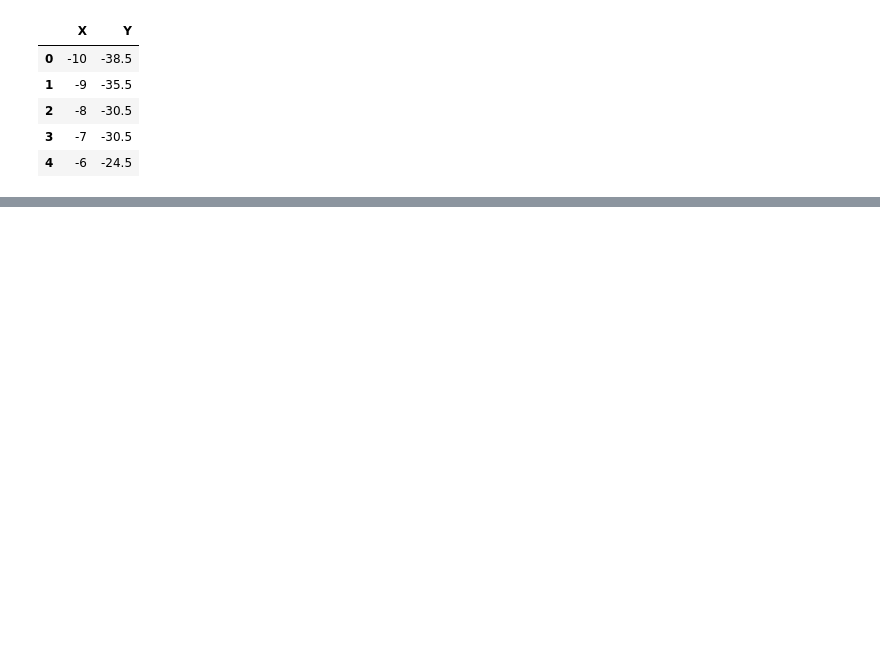
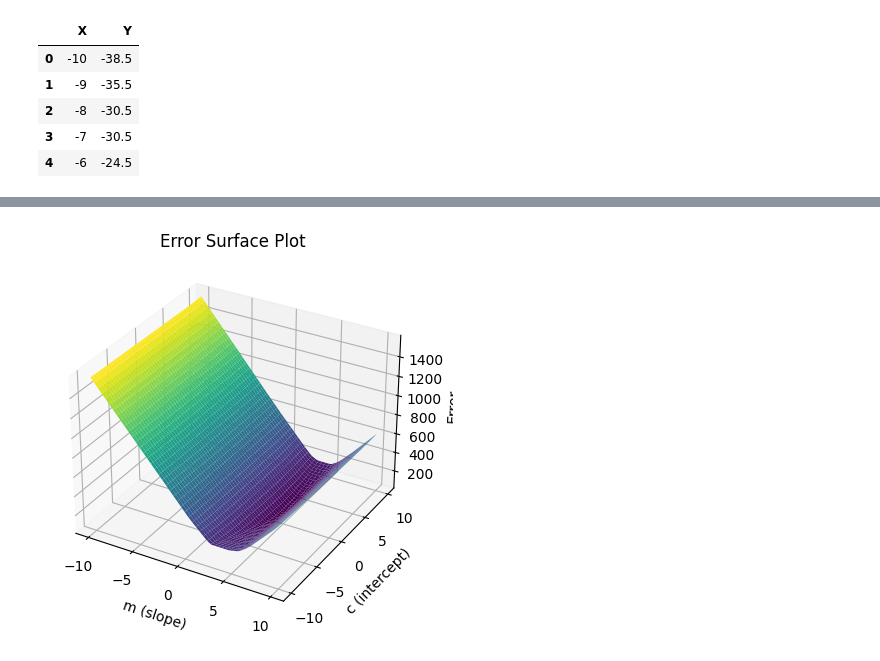
Before and after one commit to aswinsuresh-04/Regression_Analysis, a Jupyter notebook: Error_Surface_Plotting.ipynb, the cells around one changed output, grey strips where cells are left out. Saved outputs shown, nothing was run; the diff lists cells and outputs as text; code cells hidden in the pictures; blank space fills up the shorter version.

```diff
--- a/Error_Surface_Plotting.ipynb
+++ b/Error_Surface_Plotting.ipynb
@@ -138,0 +30,44 @@ plt.show()
+# %%
+import pandas as pd
+import numpy as np
+import matplotlib.pyplot as plt
+from mpl_toolkits.mplot3d import Axes3D
+
+# Load the data
+df = pd.read_csv('/content/Untitled spreadsheet - Sheet2.csv')
+
+# Define ranges for m and c
+m_values = np.arange(-10, 10, 0.1)
+c_values = np.arange(-10, 10, 0.1)
+
+# Extract x and y values from the DataFrame
+x_values = df.iloc[:, 0].values
+y_values = df.iloc[:, 1].values
+
+# Create a mesh grid for m and c values
+M, C = np.meshgrid(m_values, c_values)
+errors = np.zeros(M.shape)
+
+# Calculate the errors
+for i in range(M.shape[0]):
+    for j in range(M.shape[1]):
+        mi = M[i, j]
+        ci = C[i, j]
+        predicted_y = mi * x_values + ci
+        errors[i, j] = np.sum(np.abs(y_values - predicted_y))  # Sum of absolute errors
+
+# Create the 3D plot
+fig = plt.figure()
+ax = fig.add_subplot(111, projection='3d')
+surf = ax.plot_surface(M, C, errors, cmap='viridis')
+
+# Set labels and title
+ax.set_xlabel('m (slope)')
+ax.set_ylabel('c (intercept)')
+ax.set_zlabel('Error')
+plt.title('Error Surface Plot')
+
+# Show the plot
+plt.show()
+# %% [output]
+[figure, added]
```
Also changed, not shown: parts of 7 cells of this notebook.
